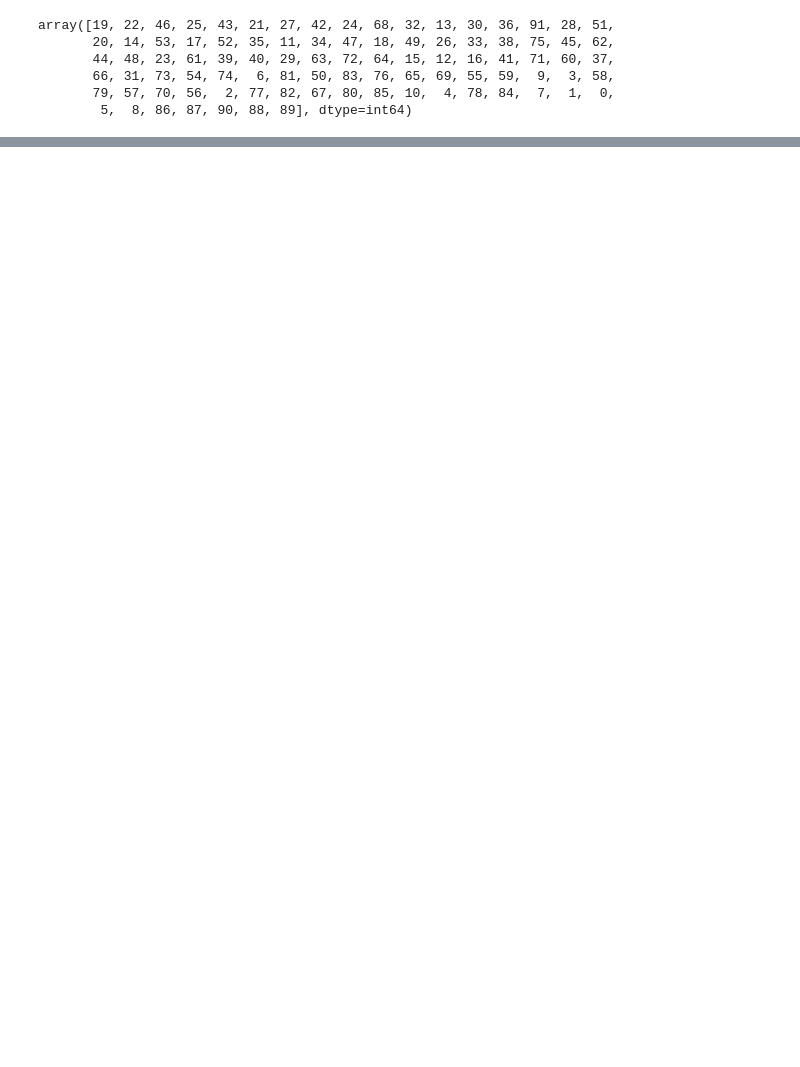
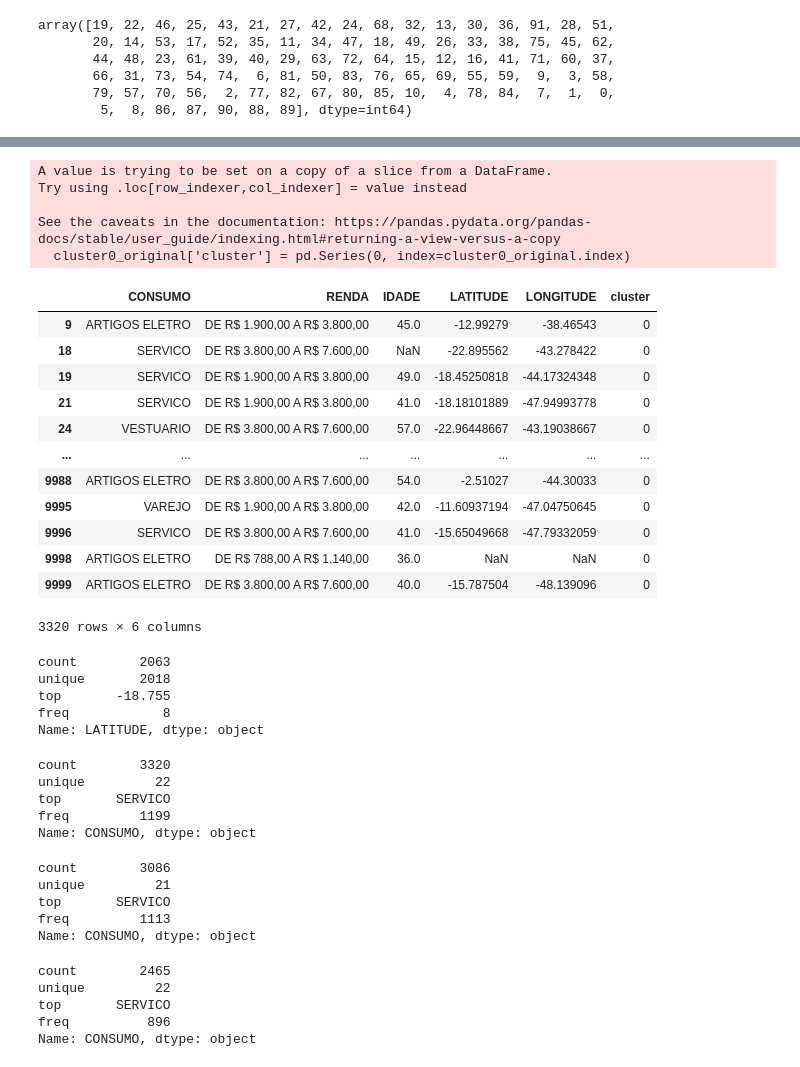
Before and after one commit to rodrigoqfcosta/API-SPC, a Jupyter notebook: analise_jupyter/spc_estudo_3.ipynb, the cells around one changed output, grey strips where cells are left out. Saved outputs shown, nothing was run; the diff lists cells and outputs as text; code cells hidden in the pictures; blank space fills up the shorter version.

```diff
--- a/analise_jupyter/spc_estudo_3.ipynb
+++ b/analise_jupyter/spc_estudo_3.ipynb
@@ -125,0 +309,4 @@ array([[0.73557407, 0.10717906, 0.36052584, 0.31406762, 0.44303935],
+# %%
+ind_list = list(cluster_0.index)
+cluster0_original = df_final.iloc[ind_list]
+cluster0_original
@@ -125,0 +327,22 @@ array([[0.73557407, 0.10717906, 0.36052584, 0.31406762, 0.44303935],
+# %%
+cluster0_original['cluster'] = pd.Series(0, index=cluster0_original.index)
+cluster0_original
+# %% [output]
+A value is trying to be set on a copy of a slice from a DataFrame.
+Try using .loc[row_indexer,col_indexer] = value instead
+
+See the caveats in the documentation: https://pandas.pydata.org/pandas-docs/stable/user_guide/indexing.html#returning-a-view-versus-a-copy
+  cluster0_original['cluster'] = pd.Series(0, index=cluster0_original.index)
+|  | CONSUMO | RENDA | IDADE | LATITUDE | LONGITUDE | cluster |
+| 9 | ARTIGOS ELETRO | DE R$ 1.900,00 A R$ 3.800,00 | 45.0 | -12.99279 | -38.46543 | 0 |
+| 18 | SERVICO | DE R$ 3.800,00 A R$ 7.600,00 | NaN | -22.895562 | -43.278422 | 0 |
+| 19 | SERVICO | DE R$ 1.900,00 A R$ 3.800,00 | 49.0 | -18.45250818 | -44.17324348 | 0 |
+| 21 | SERVICO | DE R$ 1.900,00 A R$ 3.800,00 | 41.0 | -18.18101889 | -47.94993778 | 0 |
+| 24 | VESTUARIO | DE R$ 3.800,00 A R$ 7.600,00 | 57.0 | -22.96448667 | -43.19038667 | 0 |
+| ... | ... | ... | ... | ... | ... | ... |
+| 9988 | ARTIGOS ELETRO | DE R$ 3.800,00 A R$ 7.600,00 | 54.0 | -2.51027 | -44.30033 | 0 |
+| 9995 | VAREJO | DE R$ 1.900,00 A R$ 3.800,00 | 42.0 | -11.60937194 | -47.04750645 | 0 |
+| 9996 | SERVICO | DE R$ 3.800,00 A R$ 7.600,00 | 41.0 | -15.65049668 | -47.79332059 | 0 |
+| 9998 | ARTIGOS ELETRO | DE R$ 788,00 A R$ 1.140,00 | 36.0 | NaN | NaN | 0 |
+| 9999 | ARTIGOS ELETRO | DE R$ 3.800,00 A R$ 7.600,00 | 40.0 | -15.787504 | -48.139096 | 0 |
+3320 rows × 6 columns
@@ -125,0 +351,32 @@ array([[0.73557407, 0.10717906, 0.36052584, 0.31406762, 0.44303935],
+# %%
+cluster0_original['LATITUDE'].describe()
+# %% [output]
+count        2063
+unique       2018
+top       -18.755
+freq            8
+Name: LATITUDE, dtype: object
+# %%
+cluster0_original['CONSUMO'].describe()
+# %% [output]
+count        3320
+unique         22
+top       SERVICO
+freq         1199
+Name: CONSUMO, dtype: object
+# %%
+cluster1_original['CONSUMO'].describe()
+# %% [output]
+count        3086
+unique         21
+top       SERVICO
+freq         1113
+Name: CONSUMO, dtype: object
+# %%
+cluster2_original['CONSUMO'].describe()
+# %% [output]
+count        2465
+unique         22
+top       SERVICO
+freq          896
+Name: CONSUMO, dtype: object
```
Also changed, not shown: parts of 55 cells of this notebook, 6 other files.
